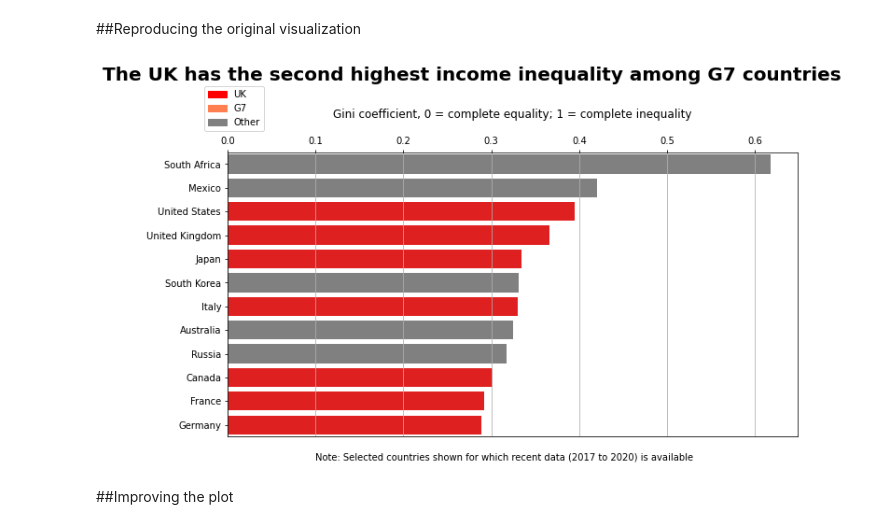
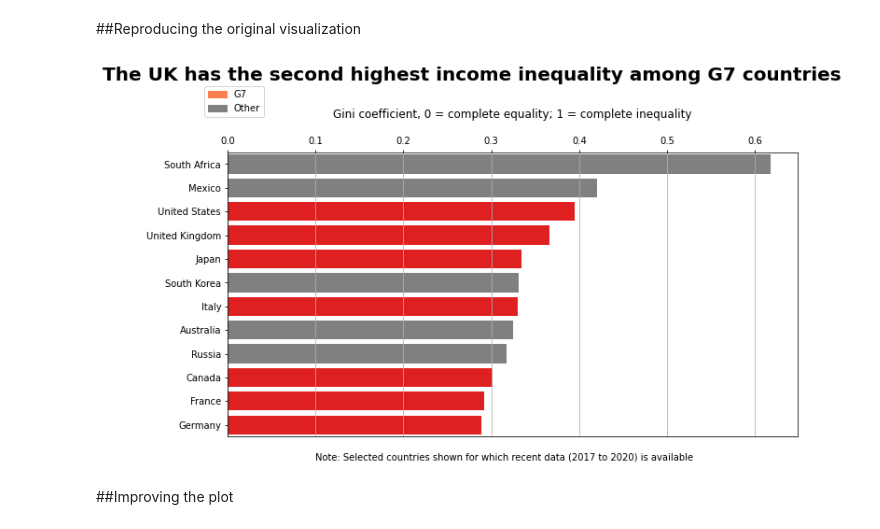
Before and after one commit to tschelli/Makeover_Visualization, a Jupyter notebook: Makeover_Monday_Visualization_10_03.ipynb, the cells around one changed output. Saved outputs shown, nothing was run; the diff lists cells and outputs as text; code cells hidden in the pictures.

```diff
--- a/Makeover_Monday_Visualization_10_03.ipynb
+++ b/Makeover_Monday_Visualization_10_03.ipynb
@@ -104,27 +104,26 @@ for ind in plot_df.index:
 # %%
 fig, axes = plt.subplots(figsize = (10,6))
 
 sns.barplot(data = plot_df, x = 'VALUE', y = 'COUNTRY', palette = color_map)
 
 suptitle1 = fig.suptitle('The UK has the second highest income inequality among G7 countries', fontsize = 20, fontweight = 'bold', y = 1.01)
 axes.set_title('Gini coefficient, 0 = complete equality; 1 = complete inequality', y = 1.1)
 
 axes.xaxis.set_ticks_position('top')
 axes.grid(axis='x')
 axes.set(xlabel=None, ylabel=None)
 
 axes.text(.1, 12.5, 'Note: Selected countries shown for which recent data (2017 to 2020) is available')
 
-uk_patch = mpatches.Patch(color = 'red', label = 'UK')
 g7_patch = mpatches.Patch(color = 'coral', label = 'G7')
 nong7_patch = mpatches.Patch(color = 'grey', label = 'Other')
 
-axes.legend(loc='upper left', handles = [uk_patch, g7_patch, nong7_patch], bbox_to_anchor=(-.05,1.25))
+axes.legend(loc='upper left', handles = [g7_patch, nong7_patch], bbox_to_anchor=(-.05,1.25))
 
 fig.tight_layout()
 fig.savefig('figure2.png', dpi=fig.dpi, bbox_inches='tight',bbox_extra_artists=[suptitle1])
 # %% [output]
-[figure, old version]
+[figure, new version]
 # %% [markdown]
 ##Improving the plot
 # %%
```
